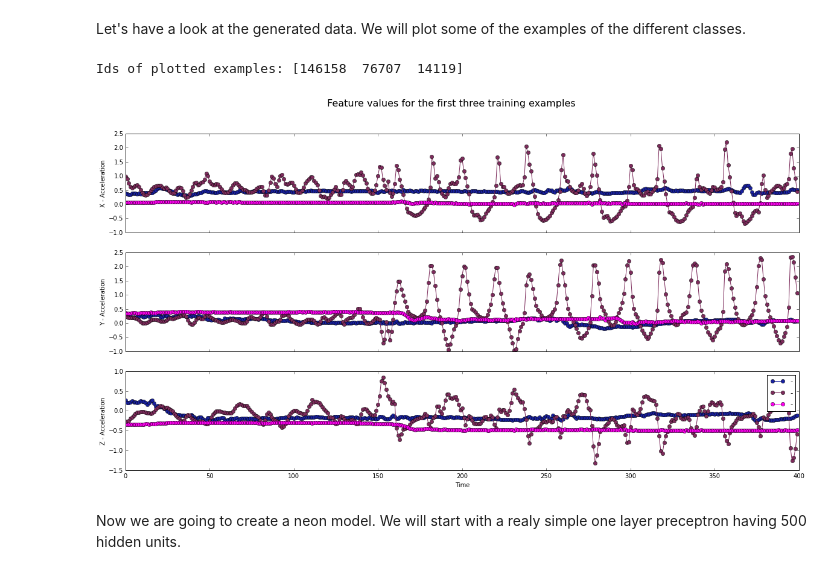
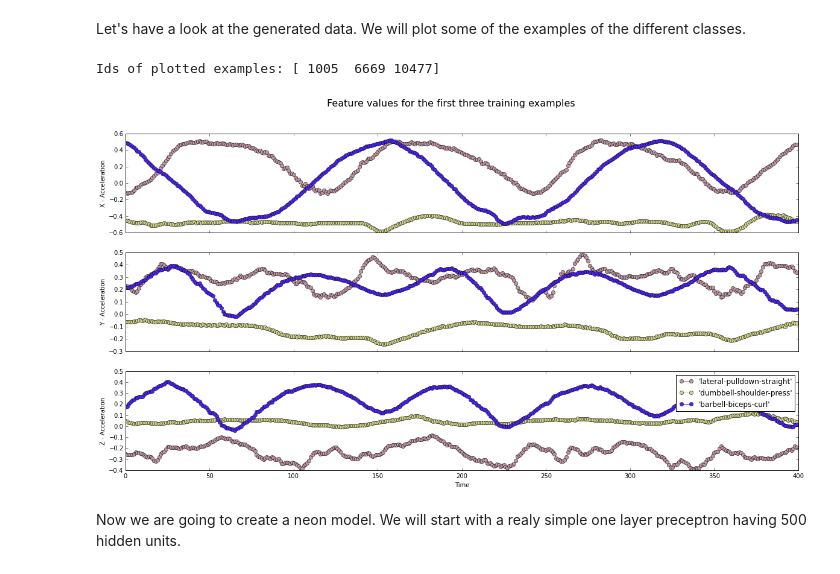
Before and after one commit to muvr/muvr-analytics, a Jupyter notebook: ipython-notebooks/exercise-cnn.ipynb, the cells around one changed output. Drawn from its saved outputs; the diff is of its cells as text; code cells hidden in the pictures.

```diff
--- a/ipython-notebooks/exercise-cnn.ipynb
+++ b/ipython-notebooks/exercise-cnn.ipynb
@@ -28,23 +23,12 @@ sys.path.append(os.path.abspath(mlp_folder))
 # %% [markdown]
 This time we are not going to generate the data but rather use real world annotated training examples.
 # %%
-from training.acceleration_dataset import CSVAccelerationDataset
+from muvr.dataset.acceleration_dataset import CSVAccelerationDataset
+from muvr.dataset.labelmappers import generate_exercise_labelmapper
 
-exercise_mapping = {
-    "arms/biceps-curl" : ["biceps curls (left)", "biceps-curl", "bice", "arms/biceps-curl", "BC ", "bicep curls", "bicep"],
-    "arms/triceps-extension" : ["arms/lateral-raise", "lateral raises", "lateral", "lateral-raise", "LR", "LR "],
-    "shoulders/lateral-raise" : ["triceps-extension	", "tc ", "TE", "tc", "triceps-extension"],
-    "-" : ["walking", ""]
-}
-
-inv_exercise_map = dict((label, ex) for (ex,labels) in exercise_mapping.iteritems() for label in labels)
-
-def label_mapper(label):
-    return inv_exercise_map.get(label)
-
-model_name = "slacking"
-working_directory = "cnn-ac-models"
-dataset = CSVAccelerationDataset('datasets/tmbo/', label_mapper=label_mapper)
+model_name = "arms"
+working_directory = "../output/cnn-ex-models"
+dataset = CSVAccelerationDataset('datasets/Google Drive Exercises', label_mapper=generate_exercise_labelmapper())
 
 print "Number of training examples:", dataset.num_train_examples
 print "Number of test examples:", dataset.num_test_examples
@@ -123,45 +90,18 @@ set_column_style(0, align="left")
 # %% [markdown]
 Let's have a look at the generated data. We will plot some of the examples of the different classes.
-# %%
-from matplotlib import pyplot, cm
-from pylab import *
-
-# Choose some random examples to plot from the training data
-number_of_examples_to_plot = 3
-plot_ids = np.random.random_integers(0, dataset.num_train_examples - 1, number_of_examples_to_plot)
-
-print "Ids of plotted examples:",plot_ids
-
-# Retrieve a human readable label given the idx of an example
-def label_of_example(i):
-    return dataset.human_label_for(dataset.y_train[i])
-
-figure(figsize=(20,10))
-ax1 = subplot(311)
-setp(ax1.get_xticklabels(), visible=False)
-ax1.set_ylabel('X - Acceleration')
-
-ax2 = subplot(312, sharex=ax1)
-setp(ax2.get_xticklabels(), visible=False)
-ax2.set_ylabel('Y - Acceleration')
-
-ax3 = subplot(313, sharex=ax1)
-ax3.set_ylabel('Z - Acceleration')
-
-for i in plot_ids:
-    c = np.random.random((3,))
-
-    ax1.plot(range(0, dataset.num_features / 3), dataset.X_train[i,0:400], '-o', c=c)
-    ax2.plot(range(0, dataset.num_features / 3), dataset.X_train[i,400:800], '-o', c=c)
-    ax3.plot(range(0, dataset.num_features / 3), dataset.X_train[i,800:1200], '-o', c=c)
-
-legend(map(label_of_example, plot_ids))
-suptitle('Feature values for the first three training examples', fontsize=16)
-xlabel('Time')
-show()
-# %% [output]
-Ids of plotted examples: [146158  76707  14119]
-[figure, removed]
+# %%
+from muvr.visualization.example import plot_examples
+
+# Choose some random examples to plot from the training data
+number_of_examples_to_plot = 3
+plot_ids = np.random.random_integers(0, dataset.num_train_examples - 1, number_of_examples_to_plot)
+
+print "Ids of plotted examples:",plot_ids
+
+figure = plot_examples(dataset, plot_ids)
+# %% [output]
+Ids of plotted examples: [ 1005  6669 10477]
+[figure, added]
 # %% [markdown]
 Now we are going to create a neon model. We will start with a realy simple one layer preceptron having 500 hidden units.
 # %%
```
Also changed, not shown: parts of 9 cells of this notebook, 3 other files.
